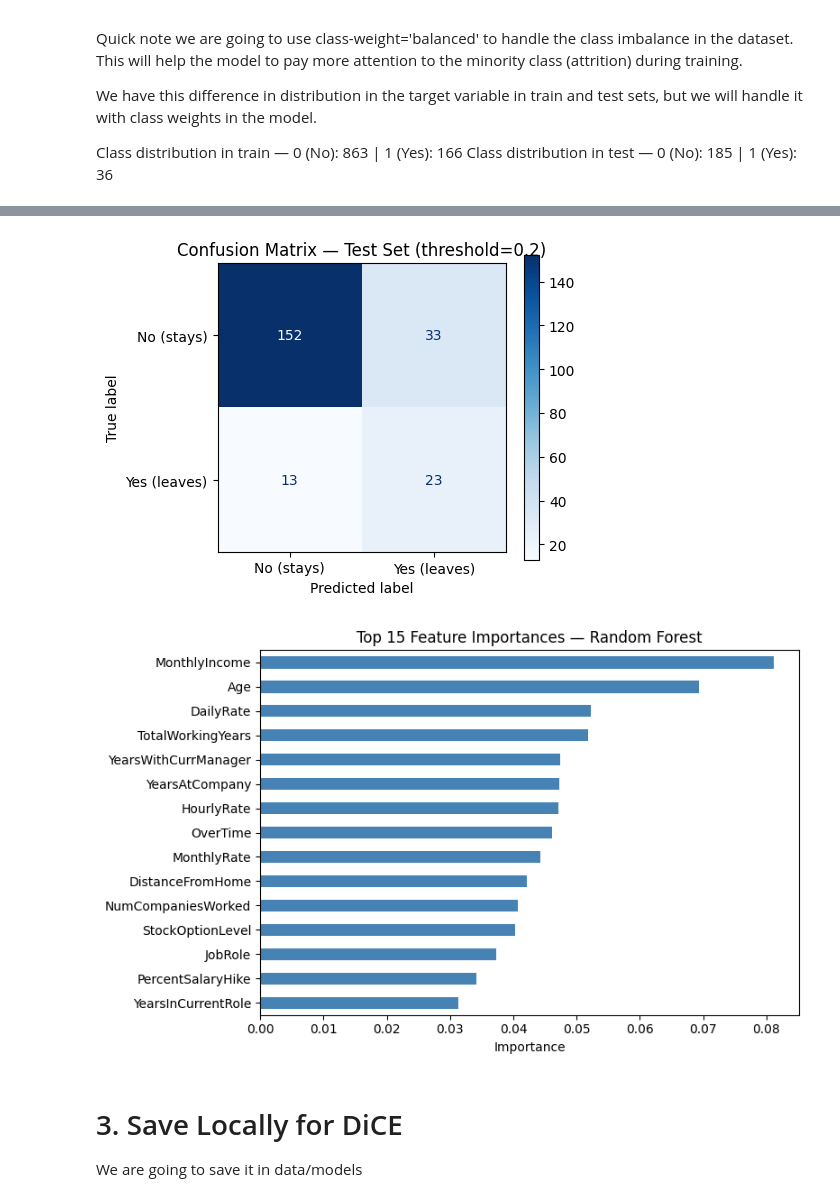
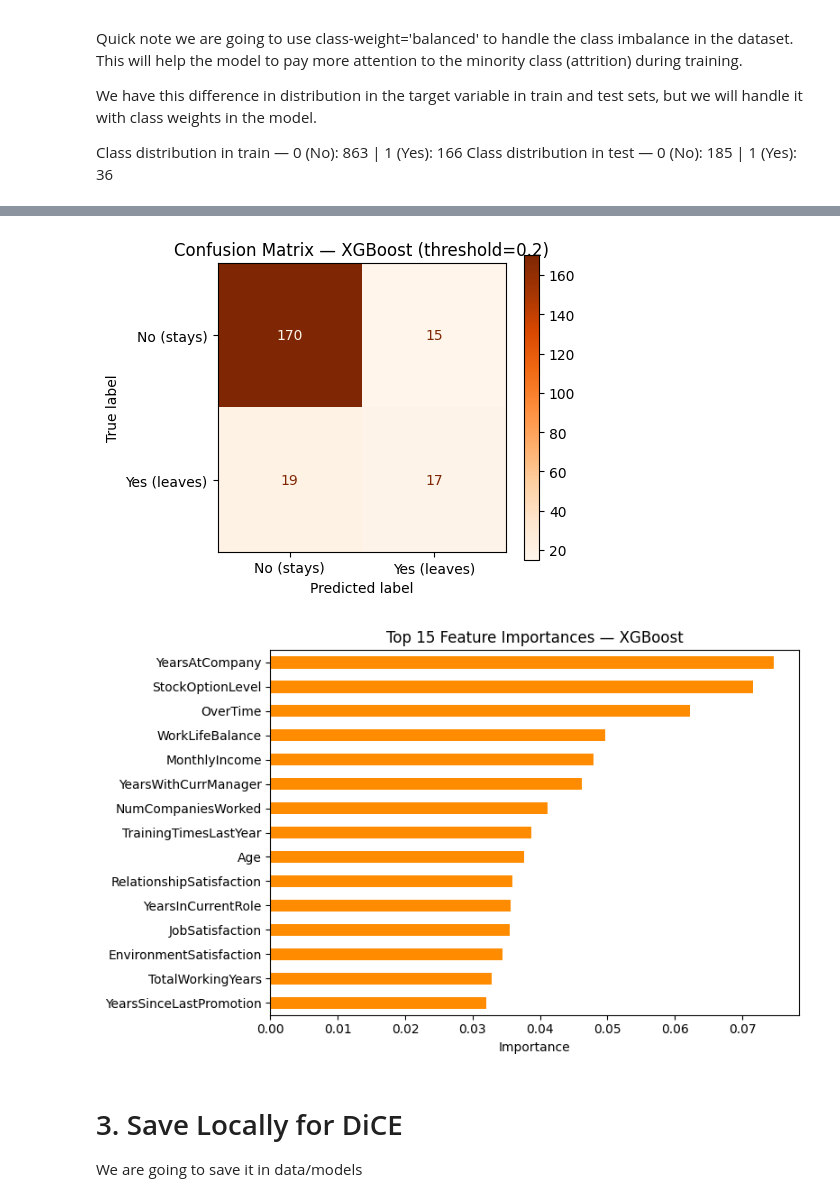
Before and after one commit to francescagrasso02/infoh512-project, a Jupyter notebook: notebooks/2.XGboost.ipynb, the cells around one changed output, grey strips where cells are left out. Cells and saved outputs as stored; diff of their text form; code cells hidden in the pictures.

Commit message:
ups forgot to save
XGboost ready and random f

```diff
--- a/notebooks/2.XGboost.ipynb
+++ b/notebooks/2.XGboost.ipynb
@@ -107,12 +110,17 @@ Class distribution in test — 0 (No): 185 | 1 (Yes): 36
 # %%
-rf = RandomForestClassifier(
-    n_estimators=200,
-    class_weight={0: 1, 1: 5},  # penaliza 5x más los errores en Attrition=1
+
+from xgboost import XGBClassifier
+
+scale_pos_weight = (y_train == 0).sum() / (y_train == 1).sum()  # equivalente a class_weight='balanced'
+
+xgb = XGBClassifier(
+    n_estimators=100,
+    scale_pos_weight=scale_pos_weight,  # maneja el desbalance
     random_state=SEED,
-    n_jobs=-1
+    eval_metric='logloss',
+    verbosity=0
 )
 
-rf.fit(X_train, y_train)
-print('✅ Random Forest trained with class_weight="balanced".')
-print(f'   Trees: {rf.n_estimators} | Features: {rf.n_features_in_}')
+xgb.fit(X_train, y_train)
+print('✅ XGBoost trained.')
 # %% [output]
@@ -171,29 +166,27 @@ F1 (Attrition=1):  0.500  ← most important
 # %%
 fig, ax = plt.subplots(figsize=(5, 4))
-
 ConfusionMatrixDisplay.from_predictions(
     y_test, y_test_pred,
     display_labels=['No (stays)', 'Yes (leaves)'],
-    cmap='Blues',
-    ax=ax          # ← esto le dice que use tu figura
+    cmap='Oranges', ax=ax
 )
-ax.set_title(f'Confusion Matrix — Test Set (threshold={THRESHOLD})')
+ax.set_title(f'Confusion Matrix — XGBoost (threshold={THRESHOLD})')
 plt.tight_layout()
 plt.show()
 # %% [output]
-[figure, old version]
+[figure, new version]
 # %%
-importances = pd.Series(rf.feature_importances_, index=feature_names)
+importances = pd.Series(xgb.feature_importances_, index=feature_names)
 top15 = importances.nlargest(15)
 
 fig, ax = plt.subplots(figsize=(8, 5))
-top15.sort_values().plot(kind='barh', color='steelblue', ax=ax)
-ax.set_title('Top 15 Feature Importances — Random Forest')
+top15.sort_values().plot(kind='barh', color='darkorange', ax=ax)
+ax.set_title('Top 15 Feature Importances — XGBoost')
 ax.set_xlabel('Importance')
 plt.tight_layout()
 plt.show()
 # %% [output]
-[figure, old version]
+[figure, new version]
 # %% [markdown]
 # 3. Save Locally for DiCE
 We are going to save it in data/models
```
Also changed, not shown: parts of 10 cells of this notebook, 1 other file.
